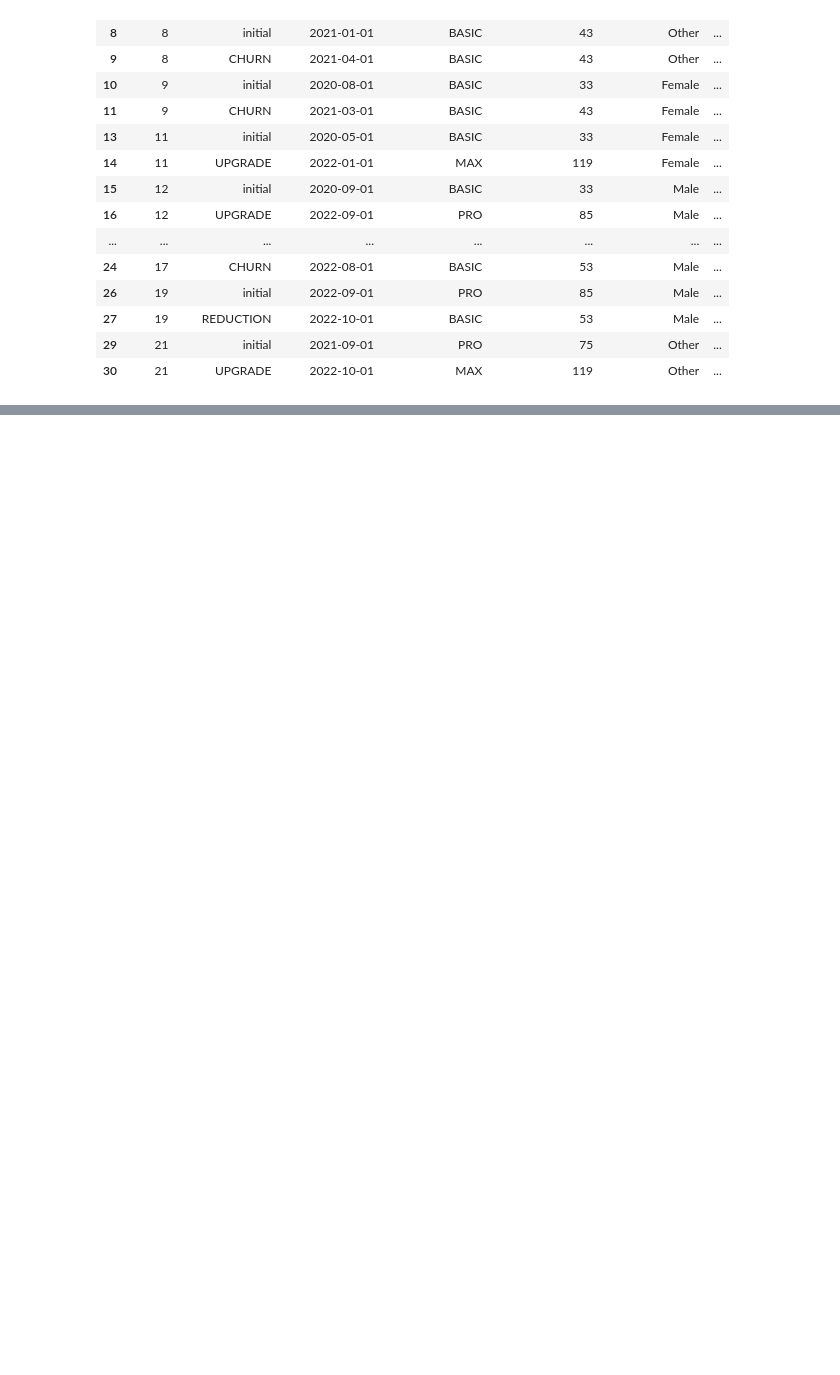
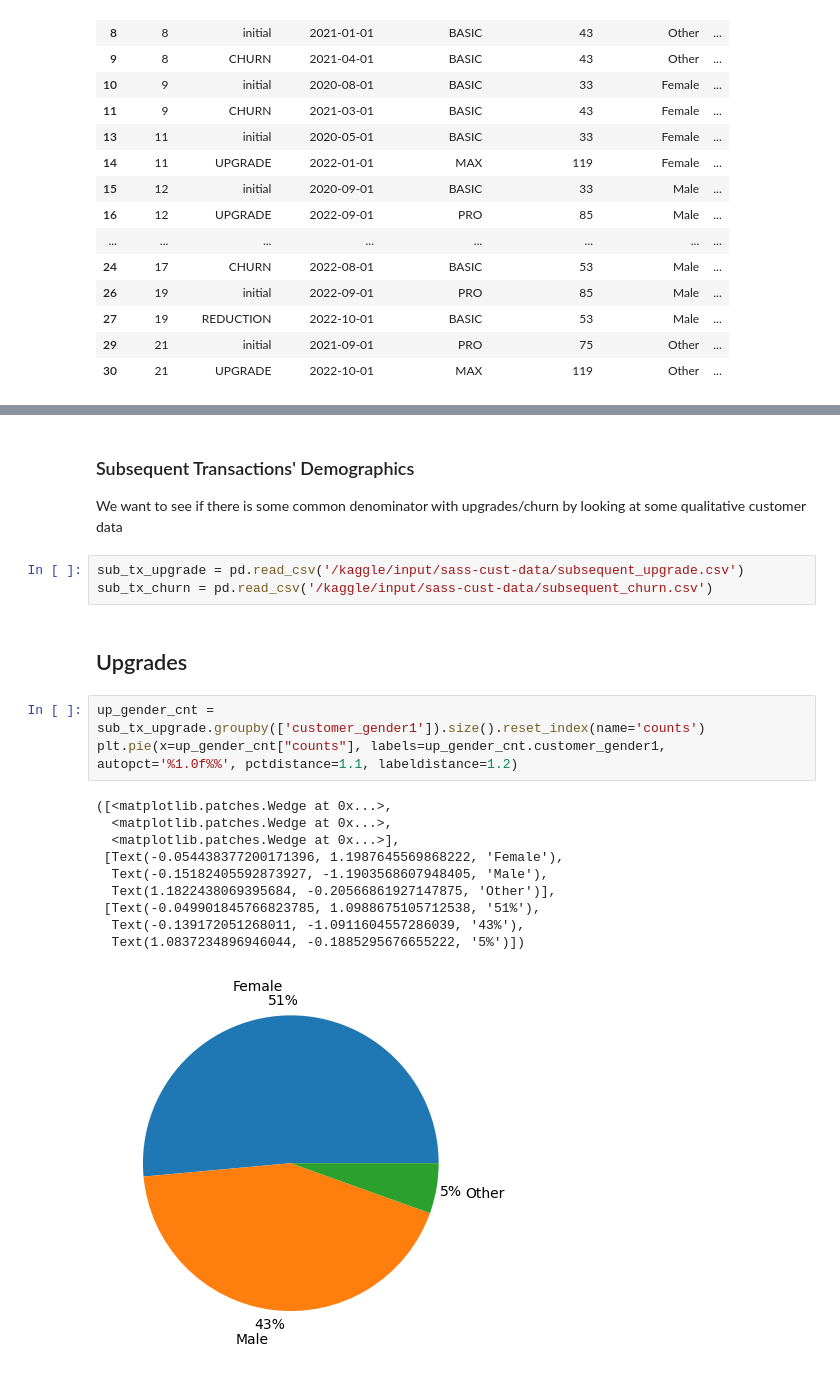
Before and after one commit to mindyng/Take-Homes, a Jupyter notebook: subscription-business-performance.ipynb, the cells around one changed output, grey strips where cells are left out. Cells and saved outputs as stored; diff of their text form; blank space fills up the shorter version.

Commit message:
Kaggle Notebook | Subscription_Business_Performance | Version 3

```diff
--- a/subscription-business-performance.ipynb
+++ b/subscription-business-performance.ipynb
@@ -308,0 +323,23 @@ Name: transaction_type, dtype: int64
+# %% [markdown]
+### Subsequent Transactions' Demographics
+
+We want to see if there is some common denominator with upgrades/churn by looking at some qualitative customer data
+# %%
+sub_tx_upgrade = pd.read_csv('/kaggle/input/sass-cust-data/subsequent_upgrade.csv')
+sub_tx_churn = pd.read_csv('/kaggle/input/sass-cust-data/subsequent_churn.csv')
+# %% [markdown]
+## Upgrades
+# %%
+up_gender_cnt = sub_tx_upgrade.groupby(['customer_gender1']).size().reset_index(name='counts')
+plt.pie(x=up_gender_cnt["counts"], labels=up_gender_cnt.customer_gender1, autopct='%1.0f%%', pctdistance=1.1, labeldistance=1.2)
+# %% [output]
+([<matplotlib.patches.Wedge at 0x...>,
+  <matplotlib.patches.Wedge at 0x...>,
+  <matplotlib.patches.Wedge at 0x...>],
+ [Text(-0.054438377200171396, 1.1987645569868222, 'Female'),
+  Text(-0.15182405592873927, -1.1903568607948405, 'Male'),
+  Text(1.1822438069395684, -0.20566861927147875, 'Other')],
+ [Text(-0.049901845766823785, 1.0988675105712538, '51%'),
+  Text(-0.139172051268011, -1.0911604557286039, '43%'),
+  Text(1.0837234896946044, -0.1885295676655222, '5%')])
+[figure, added]
```
Also changed, not shown: parts of 12 cells of this notebook.
